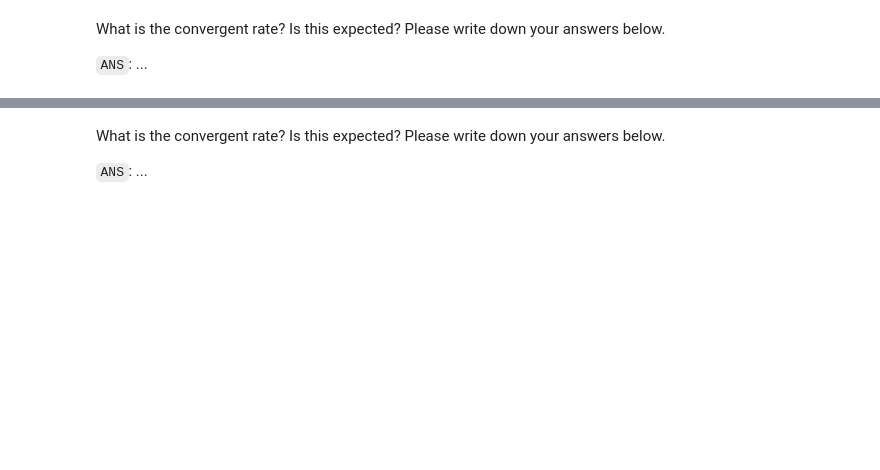
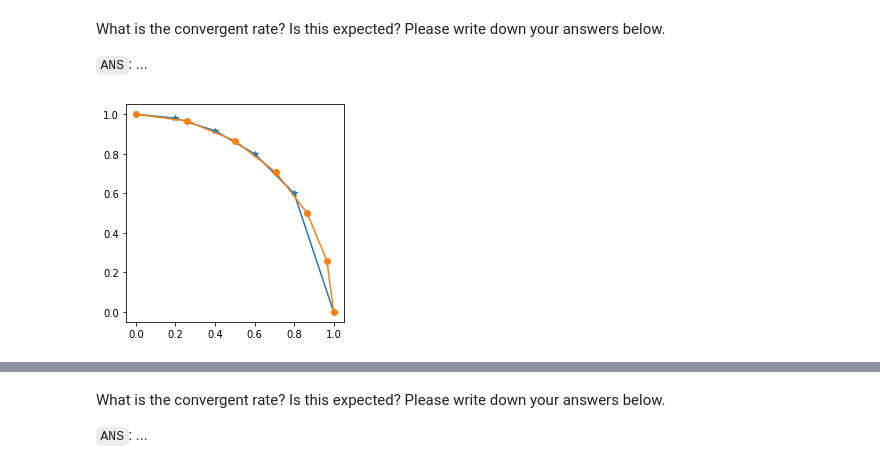
Before and after one commit to uarizona-2022spring-phys105a/08-samaco, a Jupyter notebook: Integration.ipynb, the cells around one changed output, grey strips where cells are left out. Saved outputs shown, nothing was run; the diff lists cells and outputs as text; code cells hidden in the pictures; blank space fills up the shorter version.

```diff
--- a/Integration.ipynb
+++ b/Integration.ipynb
@@ -16,10 +16,28 @@ from matplotlib import pyplot as plt
 # Simply copy and paste the functions in the lecture note from last week.
 
 def trapezoidal(f, N=8, a=0, b=1):
-    ________
+    X, D = np.linspace(a, b, N+1, retstep=True)
+    return np.sum(f(X[1:])+f(X[:-1])) * 0.5 * D
 
 def Simpson(f, N=8, a=0, b=1):
-    ________
+    X, D = np.linspace(a, b, N+1, retstep=True)
+    S = 0
+    for i in range(N//2):
+        l = X[2*i]
+        m = X[2*i+1]
+        r = X[2*i+2]
+        S += D * (f(l) + 4*f(m) + f(r)) / 3
+    return S
+
 
 def Bode(f, N=8, a=0, b=1):
-    ________
+    X, D = np.linspace(a, b, N+1, retstep=True)
+    S = 0
+    for i in range(N//4):
+        x0 = X[4*i]
+        x1 = X[4*i+1]
+        x2 = X[4*i+2]
+        x3 = X[4*i+3]
+        x4 = X[4*i+4]
+        S += D * (14*f(x0) + 64*f(x1) + 24*f(x2) + 64*f(x3) + 14*f(x4)) / 45
+    return S
@@ -66,35 +95,43 @@ What is the convergent rate?  Is this expected?  Please write down your answers
 # See trapezoidal_adaptive() as an example.
 
 # X are our collocation points. So far, we have worked
 # with uniformly distributed ones, but we can choose
 # another distribution, e.g., sinuisoidal. Have a look
 # at how the new points look much smoother.
 
 N=6
 X_unif = np.linspace(0, 1, N)
 X_sin = np.sin(np.pi/2 * np.arange(N+1)/N)
 plt.plot(X_unif, h(X_unif), marker="*")
 plt.plot(X_sin, h(X_sin), marker="o")
 plt.gca().set_aspect('equal')
 
 # We can implement this in our integrators
 
 def trapezoidal_adaptive(h, N):
     X = np.sin(np.pi/2 * np.arange(N+1)/N)
     S = 0
     for i in range(N):
         S += trapezoidal(h, N=1, a=X[i], b=X[i+1])
     return S
 
 def Simpson_adaptive(h, N):
     N = N//2
     X = np.sin(np.pi/2 * np.arange(N+1)/N)
-    ______
+    S = 0
+    for i in range(N):
+        S += Simpson(h, N=2, a=X[i], b=X[i+1])
+    return S
 
 def Bode_adaptive(h, N):
     N = N//4
     X = np.sin(np.pi/2 * np.arange(N+1)/N)
-    ______
+    S = 0
+    for i in range(N):
+        S += Bode(h, N=4, a=X[i], b=X[i+1])
+    return S
+# %% [output]
+[figure, added]
 # %%
 # Step 6. Test the result
 
```
Also changed, not shown: parts of 5 cells of this notebook.
